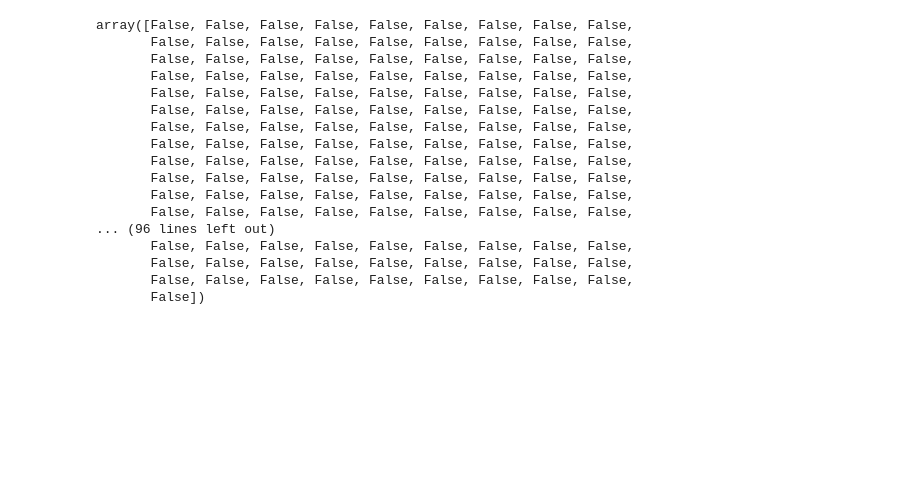
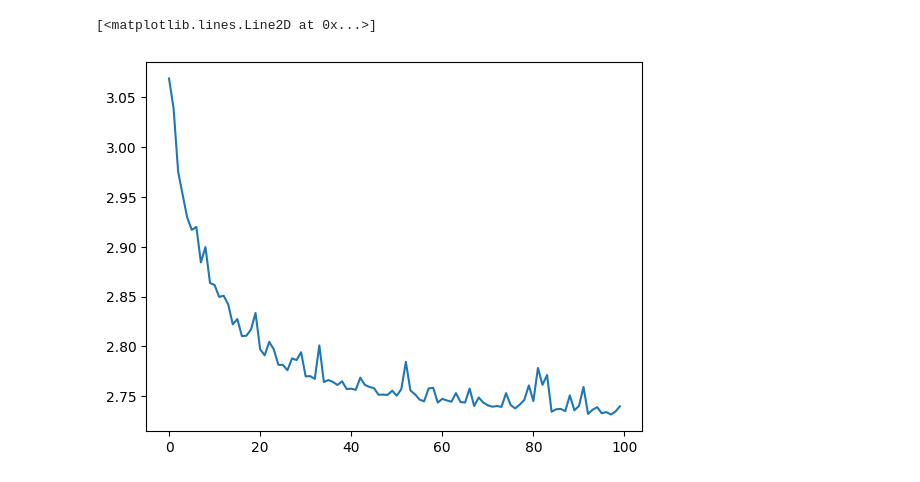
Before and after one commit to Biobots/Levodopa_Parkinson_MRI, a Jupyter notebook: playground.ipynb, the cells around one changed output. Drawn from its saved outputs; the diff is of its cells as text; code cells hidden in the pictures; blank space fills up the shorter version.

```diff
--- a/playground.ipynb
+++ b/playground.ipynb
@@ -189,20 +120,5 @@ loop 999, loss 3.823924545198679, r -0.8872058391571045, mse 0.08140403032302856
-# %%
-np.array(mse_list) < 0.03789
-# %% [output]
-array([False, False, False, False, False, False, False, False, False,
-       False, False, False, False, False, False, False, False, False,
-       False, False, False, False, False, False, False, False, False,
-       False, False, False, False, False, False, False, False, False,
-       False, False, False, False, False, False, False, False, False,
-       False, False, False, False, False, False, False, False, False,
-       False, False, False, False, False, False, False, False, False,
-       False, False, False, False, False, False, False, False, False,
-       False, False, False, False, False, False, False, False, False,
-       False, False, False, False, False, False, False, False, False,
-       False, False, False, False, False, False, False, False, False,
-       False, False, False, False, False, False, False, False, False,
-... (96 lines left out)
-       False, False, False, False, False, False, False, False, False,
-       False, False, False, False, False, False, False, False, False,
-       False, False, False, False, False, False, False, False, False,
-       False])
+# %%
+plt.plot(loss_mat[0])
+# %% [output]
+[<matplotlib.lines.Line2D at 0x...>]
+[figure, added]
```
Also changed, not shown: parts of 13 cells of this notebook, 6 other files.
